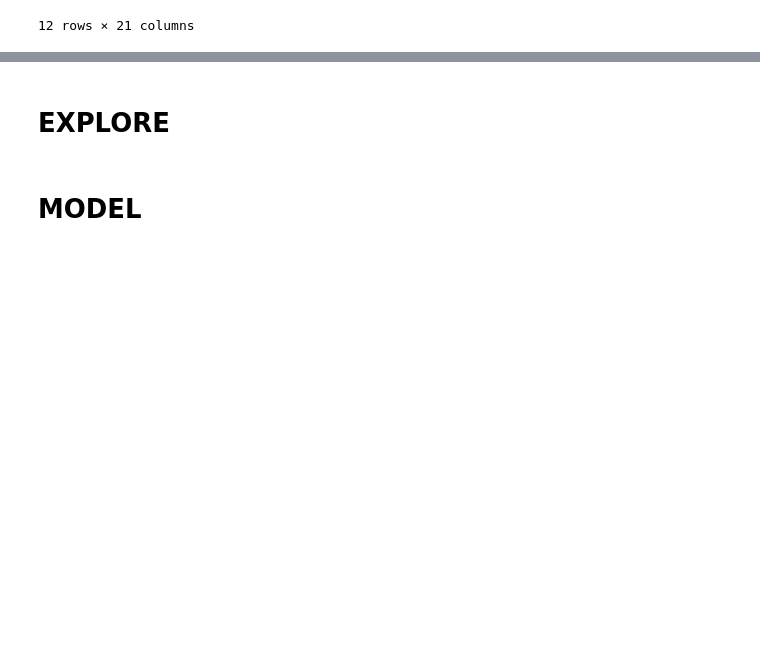
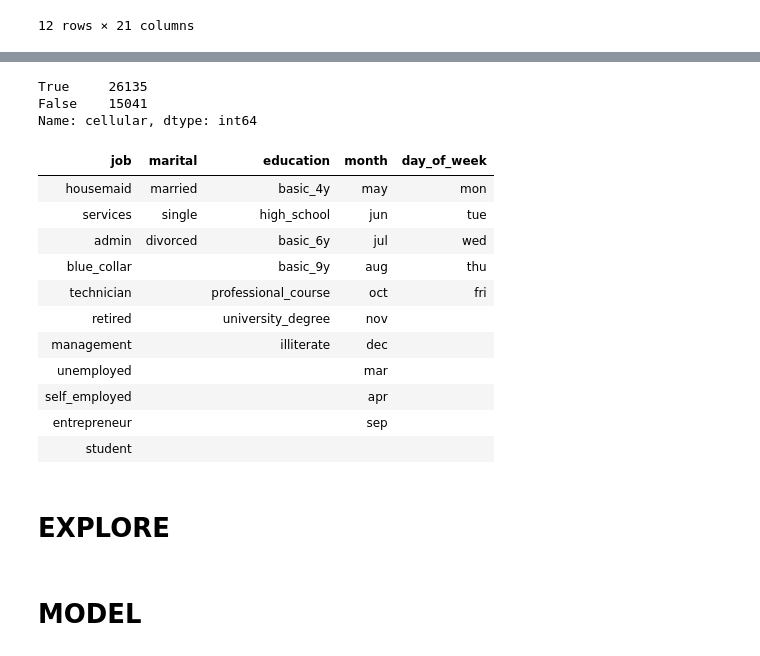
Before and after one commit to ndgigliotti/dsc-phase-3-project, a Jupyter notebook: index.ipynb, the cells around one changed output, grey strips where cells are left out. Cells and saved outputs as stored; diff of their text form; code cells hidden in the pictures; blank space fills up the shorter version.

```diff
--- a/index.ipynb
+++ b/index.ipynb
@@ -211,3 +230,37 @@ Name: invested, dtype: float64
+# %%
+df["cellular"] = df["contact"] == "cellular"
+df.drop(columns="contact", inplace=True)
+df["cellular"].value_counts()
+# %% [output]
+True     26135
+False    15041
+Name: cellular, dtype: int64
+# %%
+to_cat = ["job", "marital", "education", "month", "day_of_week"]
+
+# tweak some labels
+df["job"] = df["job"].str.replace(".", "", regex=False)
+df["job"] = df["job"].str.replace("-", "_", regex=False)
+df["education"] = df["education"].str.replace(".", "_", regex=False)
+
+# convert to unordered categoricals
+df[to_cat] = df[to_cat].astype("category")
+
+cleaning.show_uniques(df, columns=to_cat)
+del to_cat
+# %% [output]
+| job | marital | education | month | day_of_week |
+| housemaid | married | basic_4y | may | mon |
+| services | single | high_school | jun | tue |
+| admin | divorced | basic_6y | jul | wed |
+| blue_collar |  | basic_9y | aug | thu |
+| technician |  | professional_course | oct | fri |
+| retired |  | university_degree | nov |  |
+| management |  | illiterate | dec |  |
+| unemployed |  |  | mar |  |
+| self_employed |  |  | apr |  |
+| entrepreneur |  |  | sep |  |
+| student |  |  |  |  |
 # %% [markdown]
 # EXPLORE
 # %% [markdown]
```
Also changed, not shown: parts of 6 cells of this notebook.
